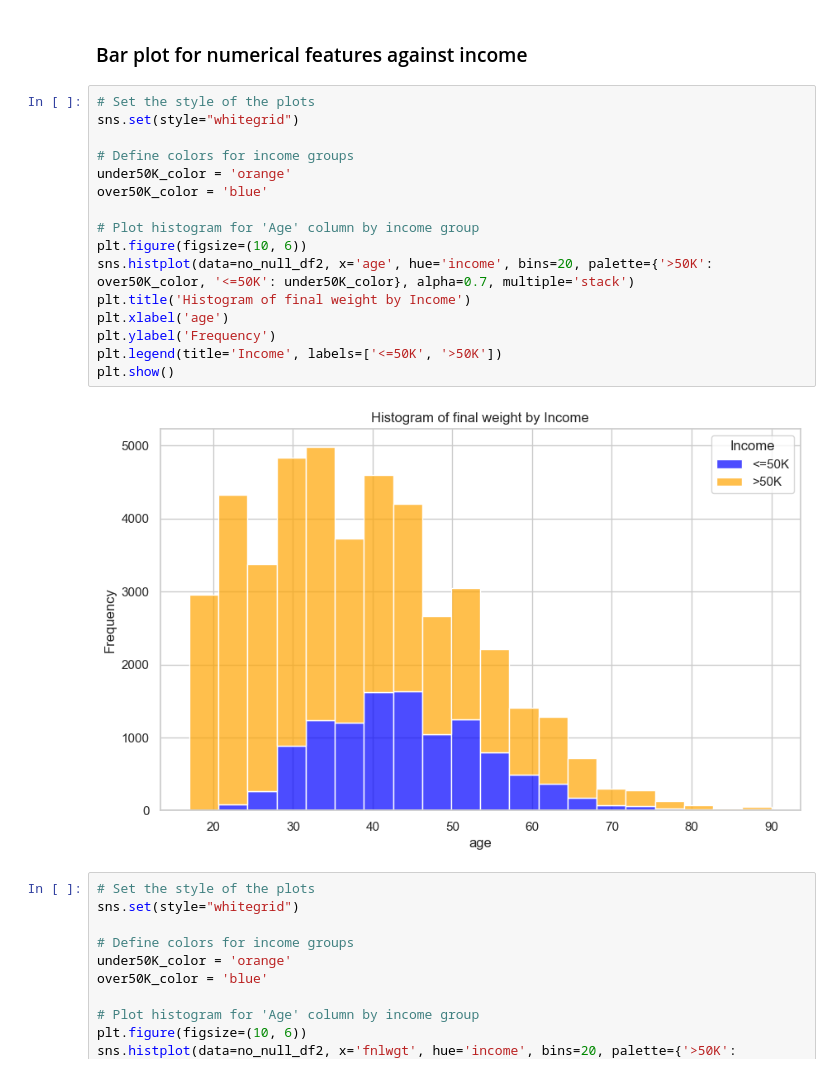
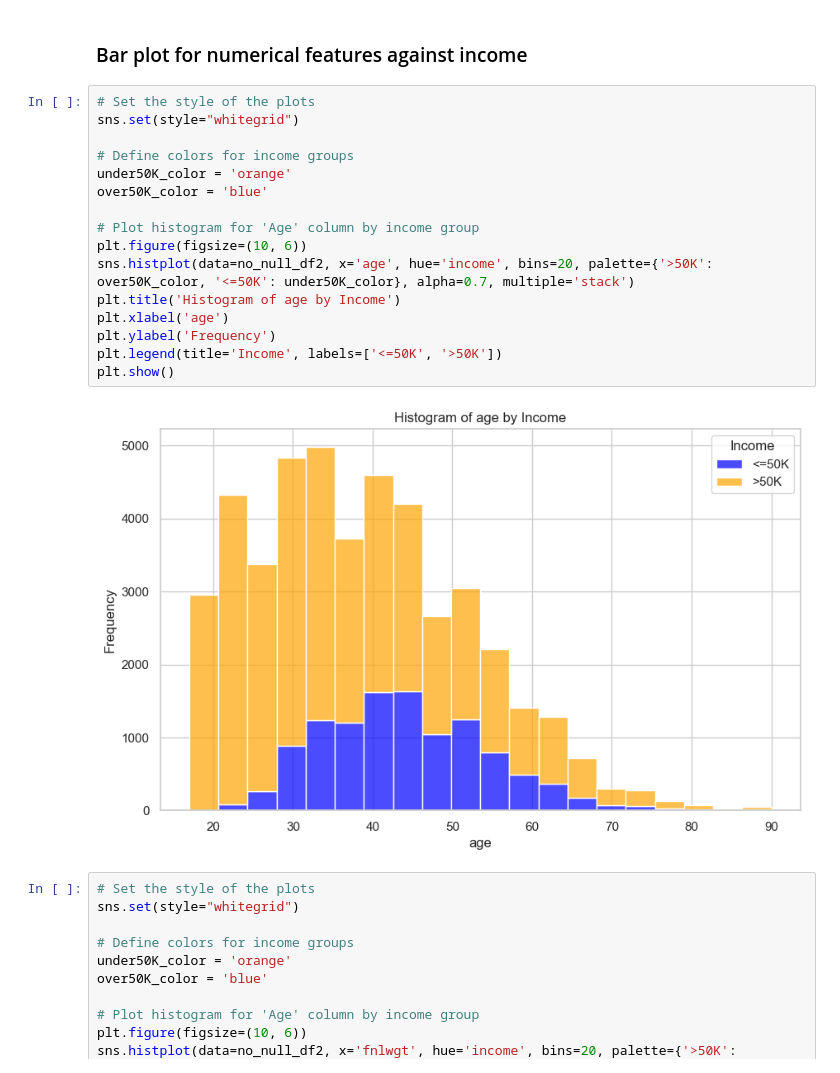
Before and after one commit to nikoyasam/MachineLearningCW, a Jupyter notebook: machine learninng/random forest.ipynb, the cells around one changed output. Cells and saved outputs as stored; diff of their text form.

```diff
--- a/machine learninng/random forest.ipynb
+++ b/machine learninng/random forest.ipynb
@@ -256,21 +256,21 @@ plt.show()
 # %%
 # Set the style of the plots
 sns.set(style="whitegrid")
 
 # Define colors for income groups
 under50K_color = 'orange'
 over50K_color = 'blue'
 
 # Plot histogram for 'Age' column by income group
 plt.figure(figsize=(10, 6))
 sns.histplot(data=no_null_df2, x='age', hue='income', bins=20, palette={'>50K': over50K_color, '<=50K': under50K_color}, alpha=0.7, multiple='stack')
-plt.title('Histogram of final weight by Income')
+plt.title('Histogram of age by Income')
 plt.xlabel('age')
 plt.ylabel('Frequency')
 plt.legend(title='Income', labels=['<=50K', '>50K'])
 plt.show()
 # %% [output]
-[figure, old version]
+[figure, new version]
 # %%
 # Set the style of the plots
 sns.set(style="whitegrid")
```
Also changed, not shown: parts of 6 cells of this notebook.
